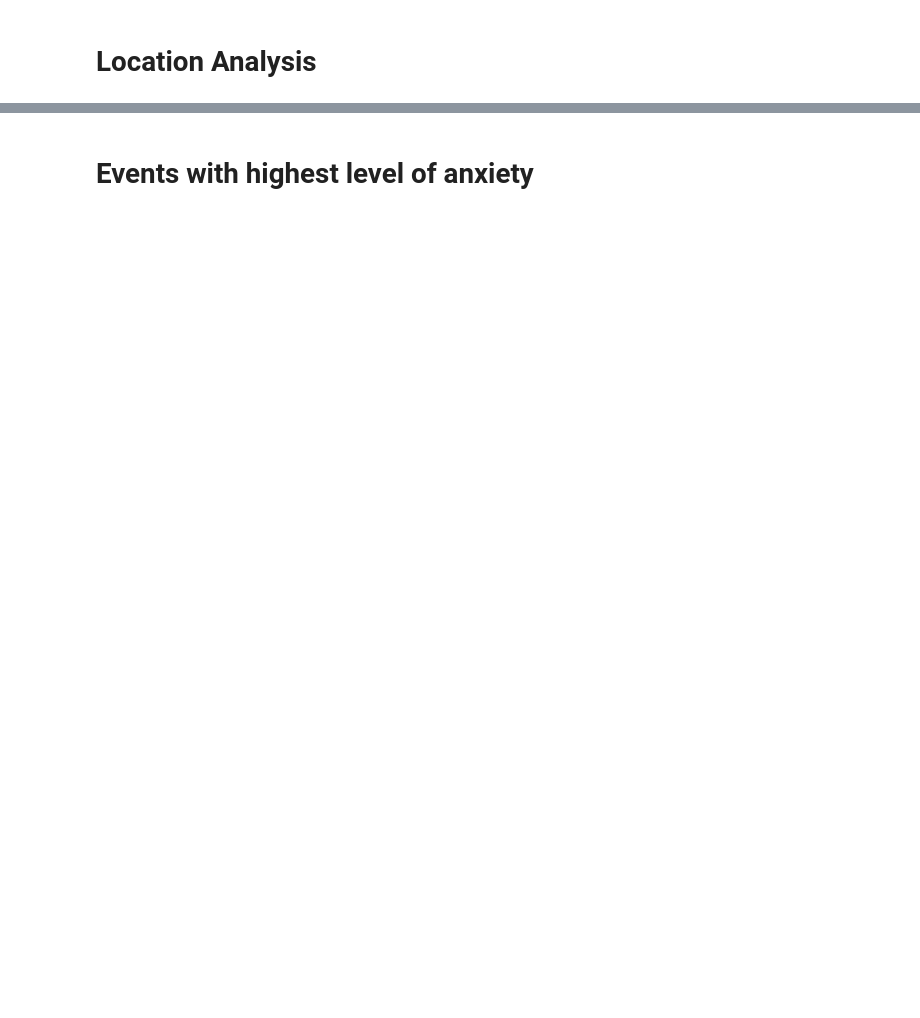
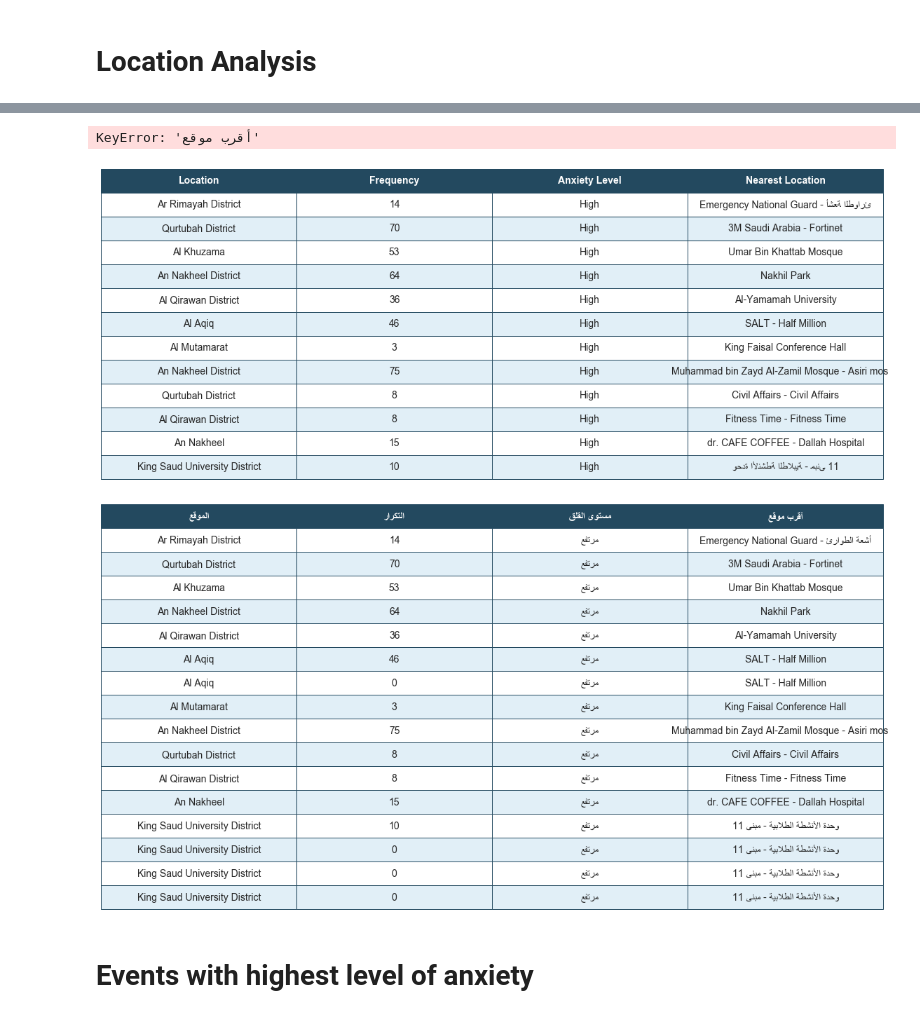
Before and after one commit to RaghadAlshalaan/SereneReport, a Jupyter notebook: PatientReport.ipynb, the cells around one changed output, grey strips where cells are left out. Drawn from its saved outputs; the diff is of its cells as text; code cells hidden in the pictures; blank space fills up the shorter version.

```diff
--- a/PatientReport.ipynb
+++ b/PatientReport.ipynb
@@ -686,7 +685,8 @@ for row in new_name.itertuples():
     fName  = row.name
     fnames.append(fName)
 # %%
-analysis = pd.DataFrame()
+analysis_EN = pd.DataFrame()
+analysis_AR = pd.DataFrame()
 count = 0
 i = 0
 label = ""
@@ -714,7 +714,12 @@ for x in range(0,len(fnames)):
     locationNames.append(locationName)
     nearLocs.append(near)
 
-analysis ['Location'] = locationNames
-analysis ['Frequency'] = counts
-analysis ['Anxiety Level'] = labels
-analysis ['Nearest Location'] = nearLocs
+analysis_EN ['Location'] = locationNames
+analysis_EN ['Frequency'] = counts
+analysis_EN ['Anxiety Level'] = labels
+analysis_EN ['Nearest Location'] = nearLocs
+
+analysis_AR ['الموقع'] = locationNames
+analysis_AR ['التكرار'] = counts
+analysis_AR ['مستوى القلق'] = labels
+analysis_AR ['أقرب موقع'] = nearLocs
@@ -731,7 +738,7 @@ from bidi.algorithm import get_display
 from reportlab.pdfbase import pdfmetrics
 from reportlab.pdfbase.ttfonts import TTFont
 # %%
-def render_mpl_table(data, col_width=5.0, row_height=0.625, font_size=14,
+def render_mpl_table(data, col_width=5.0, row_height=0.625, font_size=14, tran = '',
                      header_color='#23495f', row_colors=['#e1eff7', 'w'], edge_color='#23495f',
                      bbox=[0, 0, 1, 1], header_columns=0,
                     ax=None, **kwargs):
@@ -760,9 +767,5 @@ def render_mpl_table(data, col_width=5.0, row_height=0.625, font_size=14,
 
 
 
-    fig.savefig('Location.png', dpi = 100)
+    fig.savefig(tran+'.png', dpi = 100)
     return ax
-# %%
-if(len(analysis) > 0):
-    for ind,row in analysis.iterrows():
-        analysis.loc[ind,'Nearest Location']=get_display(arabic_reshaper.reshape(analysis.loc[ind,'Nearest Location']))
@@ -772,2 +772,24 @@ if(len(analysis) > 0):
+# %%
+if(len(analysis_EN) > 0):
+    for ind,row in analysis_EN.iterrows():
+        analysis_EN.loc[ind,'Nearest Location']=get_display(arabic_reshaper.reshape(analysis_EN.loc[ind,'Nearest Location']))
+if(len(analysis_AR) > 0):
+    for ind,row in analysis_AR.iterrows():
+        analysis_AR.loc[ind,'أقرب موقع']=get_display(arabic_reshaper.reshape(analysis_AR.loc[ind,'أقرب موقع']))
+        analysis_AR.loc[ind,'مستوى القلق']=get_display(arabic_reshaper.reshape(analysis_AR.loc[ind,'مستوى القلق']))
+    analysis_AR = analysis_AR.rename(columns={'الموقع': get_display(arabic_reshaper.reshape('الموقع')) })
+    analysis_AR = analysis_AR.rename(columns={'التكرار': get_display(arabic_reshaper.reshape('التكرار')) })
+    analysis_AR = analysis_AR.rename(columns={'مستوى القلق': get_display(arabic_reshaper.reshape('مستوى القلق')) })
+    analysis_AR = analysis_AR.rename(columns={'أقرب موقع': get_display(arabic_reshaper.reshape('أقرب موقع')) })
+# %% [output]
+KeyError: 'أقرب موقع'
+# %%
+if(len(analysis_EN) > 0):
+    render_mpl_table(analysis_EN, header_columns=0, col_width=5, tran ='Location-EN')
+if(len(analysis_AR) > 0):
+    render_mpl_table(analysis_AR, header_columns=0, col_width=5, tran ='Location-AR')
+# %% [output]
+[figure, added]
+[figure, added]
 # %% [markdown]
 # Events with highest level of anxiety
```
Also changed, not shown: parts of 22 cells of this notebook.
